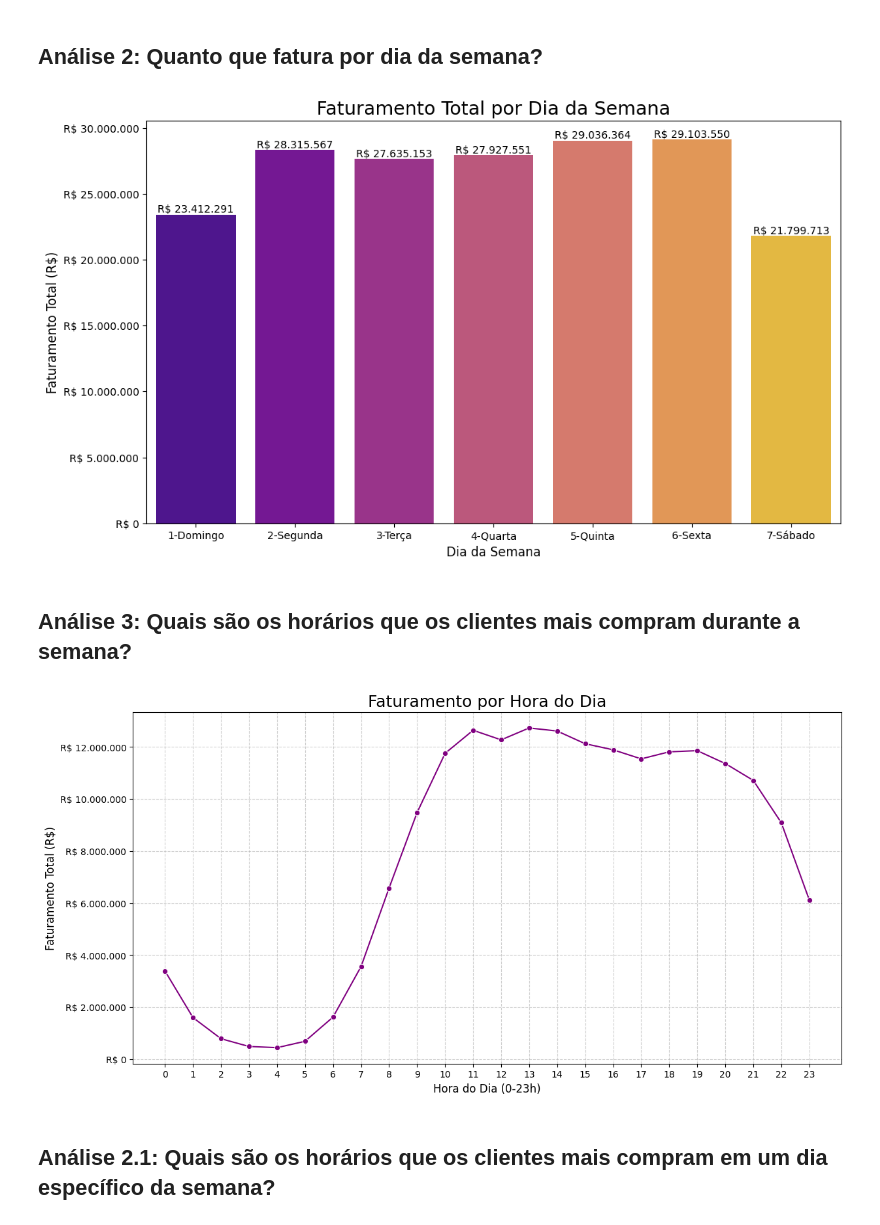
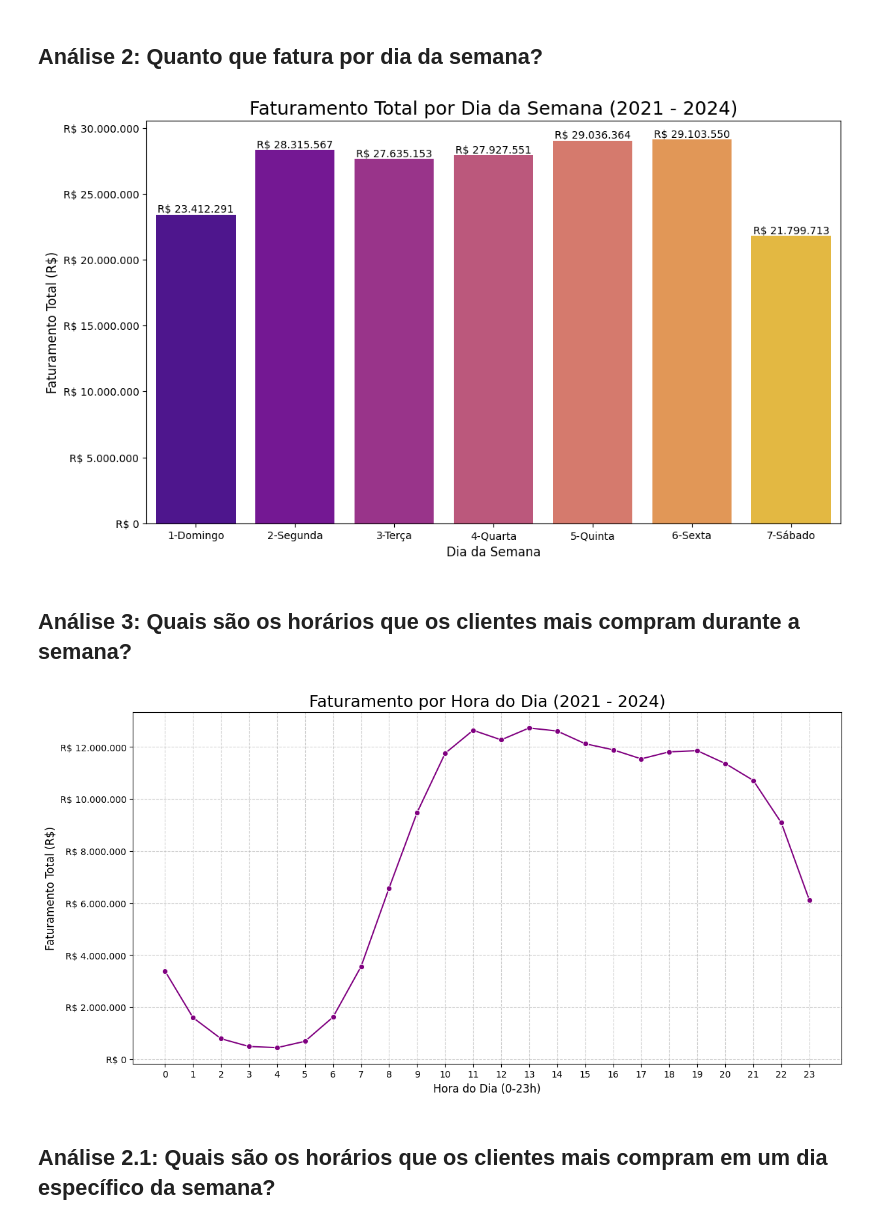
Before and after one commit to PedroHSSoares-Dev/ClickBus, a Jupyter notebook: sprint3.ipynb, the cells around one changed output. Cells and saved outputs as stored; diff of their text form; code cells hidden in the pictures.

```diff
--- a/sprint3.ipynb
+++ b/sprint3.ipynb
@@ -25,9 +25,9 @@ CSV = os.getenv("CSV_PATH")
 # %% [markdown]
 ## CARREGANDO CSV
 # %%
-df_clientes = pd.read_csv(f'{CSV}/cliente.csv', sep=',', encoding='utf-8')
-df_vendas = pd.read_csv(f'{CSV}/vendas.csv', sep=',', encoding='utf-8')
-df_cluster = pd.read_csv(f'{CSV}/cluster.csv', sep=',', encoding='utf-8')
+df_clientes = pd.read_csv(f'{CSV}cliente.csv', sep=',', encoding='utf-8')
+df_vendas = pd.read_csv(f'{CSV}vendas.csv', sep=',', encoding='utf-8')
+df_cluster = pd.read_csv(f'{CSV}cluster.csv', sep=',', encoding='utf-8')
 df_clientes.head(5)
 # %% [output]
 |  | fk_contact | total_gasto | qtd_compras | tp_pessoa | ultima_compra | grupo | ticket_medio |
@@ -125,35 +125,35 @@ dias_semana_map = {
 }
 df_vendas['dia_da_semana'] = df_vendas['date_purchase'].dt.day_name().map(dias_semana_map)
 
 # --- Agrupamento dos Dados  ---
 vendas_por_dia = df_vendas.groupby('dia_da_semana')['gmv_success'].sum().sort_index()
 
 # --- Geração do Gráfico ---
 plt.figure(figsize=(12, 7))
 plot = sns.barplot(
     x=vendas_por_dia.index,
     y=vendas_por_dia.values,
     palette='plasma'
 )
 
-plt.title('Faturamento Total por Dia da Semana', fontsize=18)
+plt.title('Faturamento Total por Dia da Semana (2021 - 2024)', fontsize=18)
 plt.xlabel('Dia da Semana', fontsize=12)
 plt.ylabel('Faturamento Total (R$)', fontsize=12)
 plt.gca().yaxis.set_major_formatter(FuncFormatter(lambda x, p: f'R$ {x:,.0f}'.replace(",", ".")))
 
 # 1. Criamos a lista de textos com a formatação desejada (R$ 1.234.567)
 labels_formatados = [f'R$ {val:_.0f}'.replace('_', '.') for val in vendas_por_dia.values]
 # 2. Passamos a lista pronta para o parâmetro 'labels'
 plot.bar_label(plot.containers[0], labels=labels_formatados, fontsize=10)
 
 nome_arquivo = 'Faturamento_por_Dia_da_Semana.png'
 caminho_completo = os.path.join(PASTA_GRAFICOS, 'geral/' + nome_arquivo)
 plt.savefig(caminho_completo, bbox_inches='tight')
 
 plt.show()
 plt.close()
 # %% [output]
-[figure, old version]
+[figure, new version]
 # %% [markdown]
 ## Análise 3: Quais são os horários que os clientes mais compram durante a semana?
 # %%
@@ -171,7 +171,7 @@ plot = sns.lineplot(
     marker='o',
     color='purple'
 )
-plt.title('Faturamento por Hora do Dia', fontsize=18)
+plt.title('Faturamento por Hora do Dia (2021 - 2024)', fontsize=18)
 plt.xlabel('Hora do Dia (0-23h)', fontsize=12)
 plt.ylabel('Faturamento Total (R$)', fontsize=12)
 plt.xticks(range(0, 24)) # Garante que todas as horas apareçam no eixo X
@@ -184,7 +184,7 @@ plt.savefig(caminho_completo, bbox_inches='tight')
 plt.show()
 plt.close()
 # %% [output]
-[figure, old version]
+[figure, new version]
 # %% [markdown]
 ## Análise 2.1: Quais são os horários que os clientes mais compram em um dia específico da semana?
 # %%
```
Also changed, not shown: parts of 1 cell of this notebook, 3 other files.
